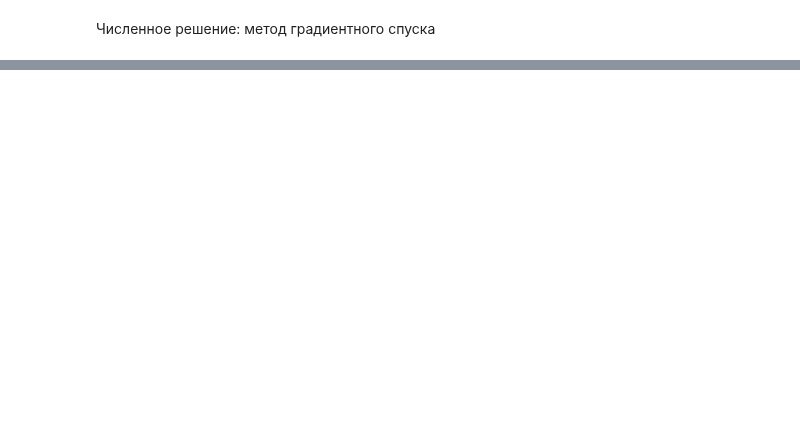
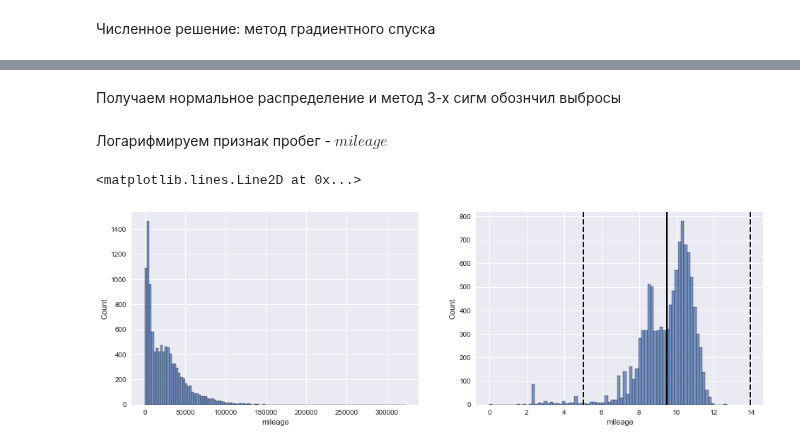
Before and after one commit to DmitriySky47/sf_data_science, a Jupyter notebook: Skillfactory/ML_2_Обучение_с_учителем_Регрессия/practice.ipynb, the cells around one changed output, grey strips where cells are left out. Saved outputs shown, nothing was run; the diff lists cells and outputs as text; code cells hidden in the pictures; blank space fills up the shorter version.

```diff
--- a/Skillfactory/ML_2_Обучение_с_учителем_Регрессия/practice.ipynb
+++ b/Skillfactory/ML_2_Обучение_с_учителем_Регрессия/practice.ipynb
@@ -148,0 +232,19 @@ Testt MAPE: 12.876
+# %% [markdown]
+Получаем нормальное распределение и метод 3-х сигм обознчил выбросы
+# %% [markdown]
+Логарифмируем признак пробег - $mileage$
+# %%
+# построим два графика по признаку mileage: 1-пробег как есть и 2-логорифмированный пробег
+
+fig, axes = plt.subplots(1, 2, figsize=(16, 5))
+sns.histplot(data=temp_data, x='mileage', ax=axes[0]);
+
+log_mileage = np.log(temp_data['mileage']) # логорифмируем mileage
+
+sns.histplot(data=log_mileage, ax=axes[1]);
+axes[1].axvline(log_mileage.mean(), color='k', lw=2) # строим линию по средней mieage
+axes[1].axvline(log_mileage.mean()+3 *log_mileage.std(), color='k', ls='--', lw=2) # строим квартиль 75% по методу 3-х сигм
+axes[1].axvline(log_mileage.mean()-3 *log_mileage.std(), color='k', ls='--', lw=2) # строим квартиль 25% по методу 3-х сигм
+# %% [output]
+<matplotlib.lines.Line2D at 0x...>
+[figure, added]
```
Also changed, not shown: parts of 47 cells of this notebook, 4 other files.
